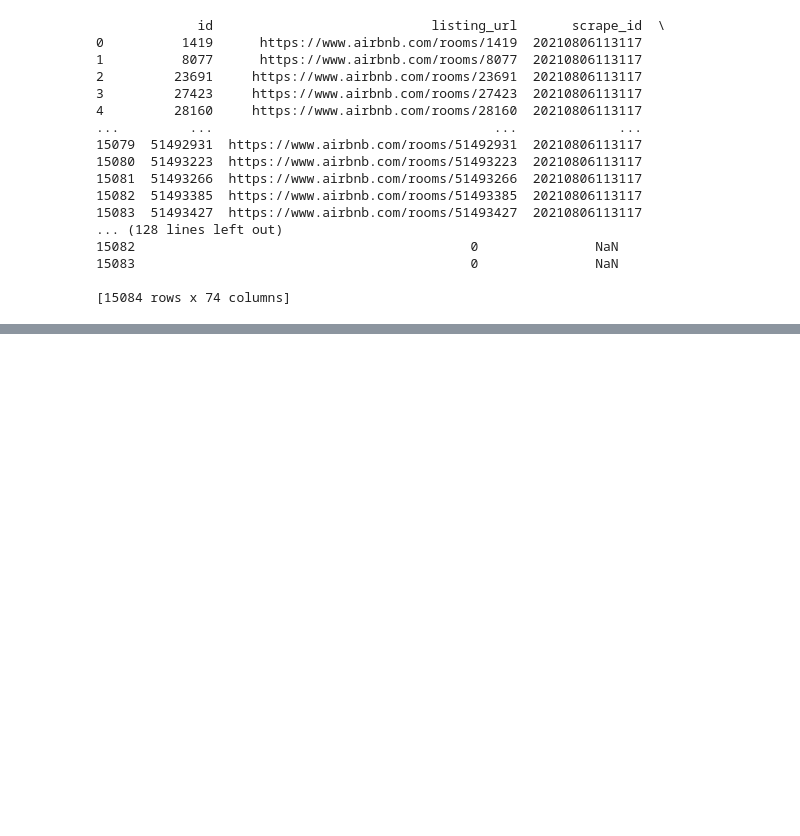
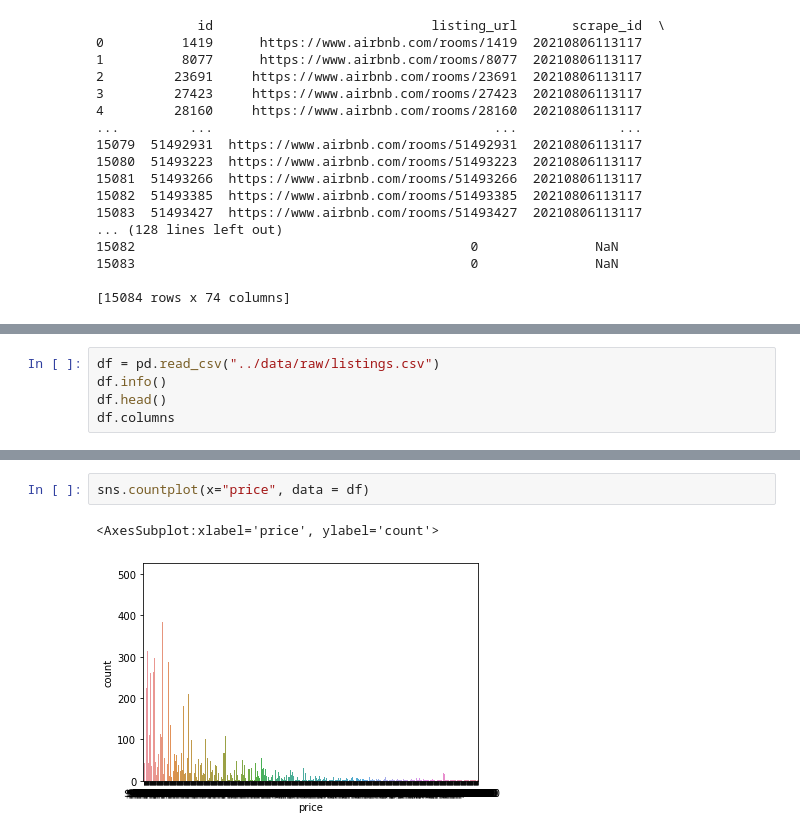
Before and after one commit to data301-2021-winter1/project-group11-project, a Jupyter notebook: notebooks/analysis3.ipynb, the cells around one changed output, grey strips where cells are left out. Drawn from its saved outputs; the diff is of its cells as text; blank space fills up the shorter version.

```diff
--- a/notebooks/analysis3.ipynb
+++ b/notebooks/analysis3.ipynb
@@ -48,0 +55,5 @@ df
+# %%
+df = pd.read_csv("../data/raw/listings.csv")
+df.info()
+df.head()
+df.columns
@@ -48,0 +95,5 @@ df
+# %%
+sns.countplot(x="price", data = df)
+# %% [output]
+<AxesSubplot:xlabel='price', ylabel='count'>
+[figure, added]
```
Also changed, not shown: parts of 17 cells of this notebook.
